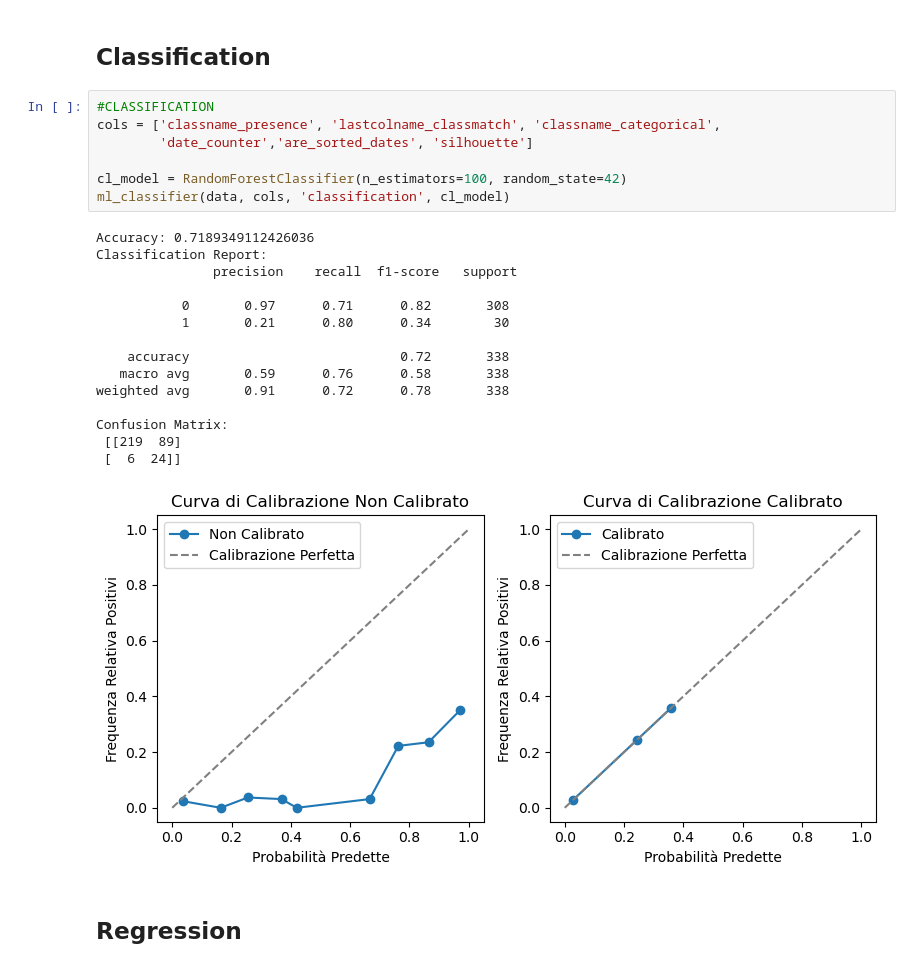
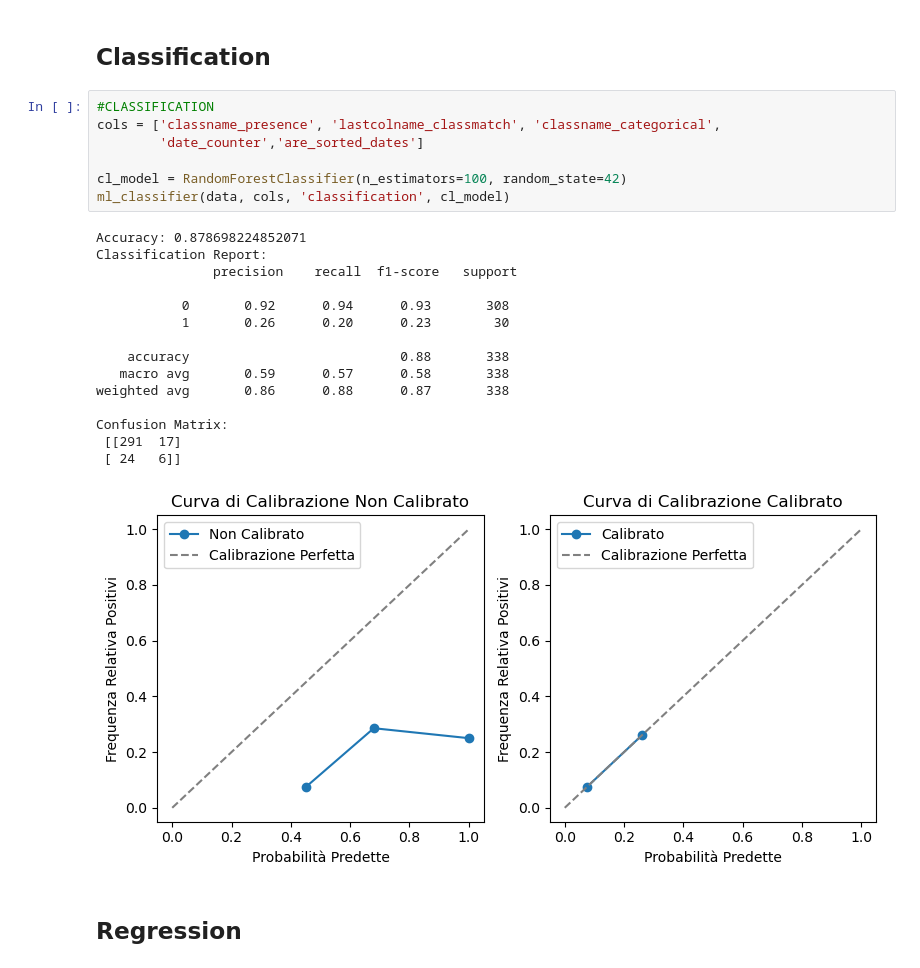
Before and after one commit to martat97/synaptIA, a Jupyter notebook: Categorizzatore.ipynb, the cells around one changed output. Saved outputs shown, nothing was run; the diff lists cells and outputs as text.

```diff
--- a/Categorizzatore.ipynb
+++ b/Categorizzatore.ipynb
@@ -521,26 +491,26 @@ def ml_classifier(input_data, input_cols, category, model):
 # %%
 #CLASSIFICATION
 cols = ['classname_presence', 'lastcolname_classmatch', 'classname_categorical',
-        'date_counter','are_sorted_dates', 'silhouette']
+        'date_counter','are_sorted_dates']
 
 cl_model = RandomForestClassifier(n_estimators=100, random_state=42)
 ml_classifier(data, cols, 'classification', cl_model)
 # %% [output]
-Accuracy: 0.7189349112426036
+Accuracy: 0.878698224852071
 Classification Report:
                precision    recall  f1-score   support
 
-           0       0.97      0.71      0.82       308
-           1       0.21      0.80      0.34        30
+           0       0.92      0.94      0.93       308
+           1       0.26      0.20      0.23        30
 
-    accuracy                           0.72       338
-   macro avg       0.59      0.76      0.58       338
-weighted avg       0.91      0.72      0.78       338
+    accuracy                           0.88       338
+   macro avg       0.59      0.57      0.58       338
+weighted avg       0.86      0.88      0.87       338
 
 Confusion Matrix:
- [[219  89]
- [  6  24]]
+ [[291  17]
+ [ 24   6]]
-[figure, old version]
+[figure, new version]
 # %% [markdown]
 ## Regression
 # %%
```
Also changed, not shown: parts of 8 cells of this notebook.
